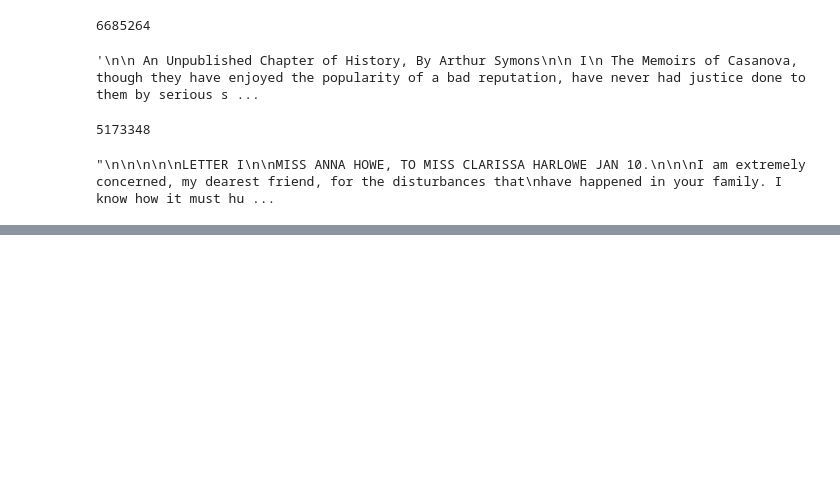
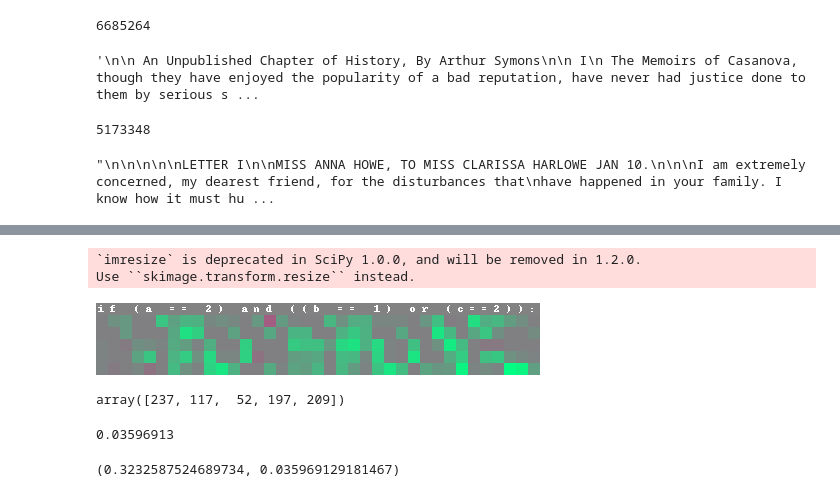
Before and after one commit to ikishorek/DL-Cookbook, a Jupyter notebook: ch_5/05_1_Generating_Text_in_the_Style_of_an_Example_Text_inference.ipynb, the cells around one changed output, grey strips where cells are left out. Saved outputs shown, nothing was run; the diff lists cells and outputs as text; code cells hidden in the pictures; blank space fills up the shorter version.

```diff
--- a/ch_5/05_1_Generating_Text_in_the_Style_of_an_Example_Text_inference.ipynb
+++ b/ch_5/05_1_Generating_Text_in_the_Style_of_an_Example_Text_inference.ipynb
@@ -339,0 +565,34 @@ sleeping of the country, and the seventh and fire; and there is a
+# %%
+code = 'if (a == 2) and ((b == 1) or (c==2)):'
+mask = '   ________     ____________________ '
+act = activations(py_model, code)
+positive = [idx for idx, ch in enumerate(mask) if ch == '_']
+negative = [idx for idx, ch in enumerate(mask) if ch != '_']
+
+neurons = np.argsort(act[positive].sum(axis=0) - act[negative].sum(axis=0))[-5:]
+# %%
+img = visualize_neurons(neurons, code, act)
+display(img)
+# %% [output]
+`imresize` is deprecated in SciPy 1.0.0, and will be removed in 1.2.0.
+Use ``skimage.transform.resize`` instead.
+[figure, added]
+# %%
+neurons
+# %% [output]
+array([237, 117,  52, 197, 209])
+# %%
+act[negative, 108].sum()
+# %% [output]
+0.03596913
+# %%
+x0 = 0
+x1 = 0
+for idx, ch in enumerate(mask):
+    if ch == '_':
+        x0 += act[idx, 108]
+    else:
+        x1 += act[idx, 108]
+x0, x1
+# %% [output]
+(0.3232587524689734, 0.035969129181467)
```
Also changed, not shown: parts of 25 cells of this notebook, 1 other file.
